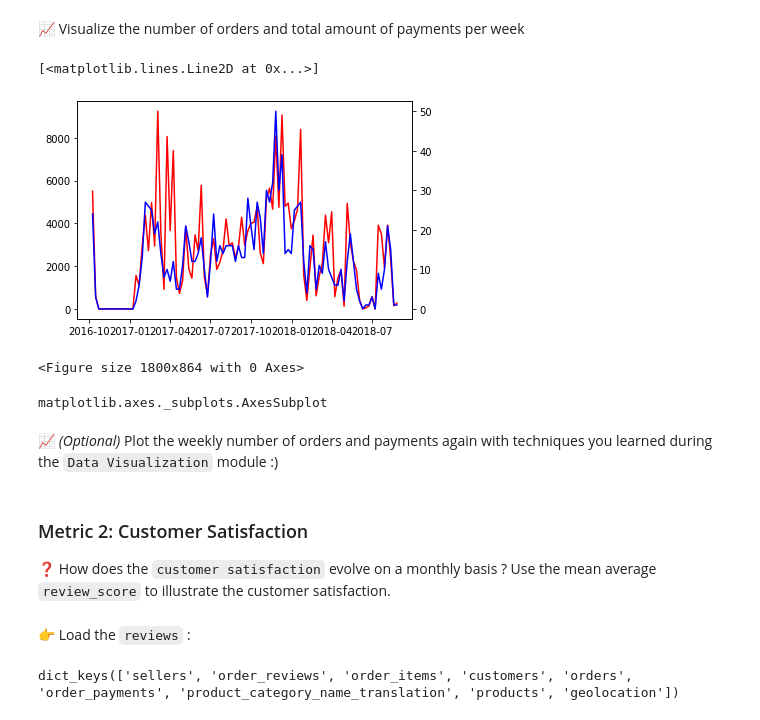
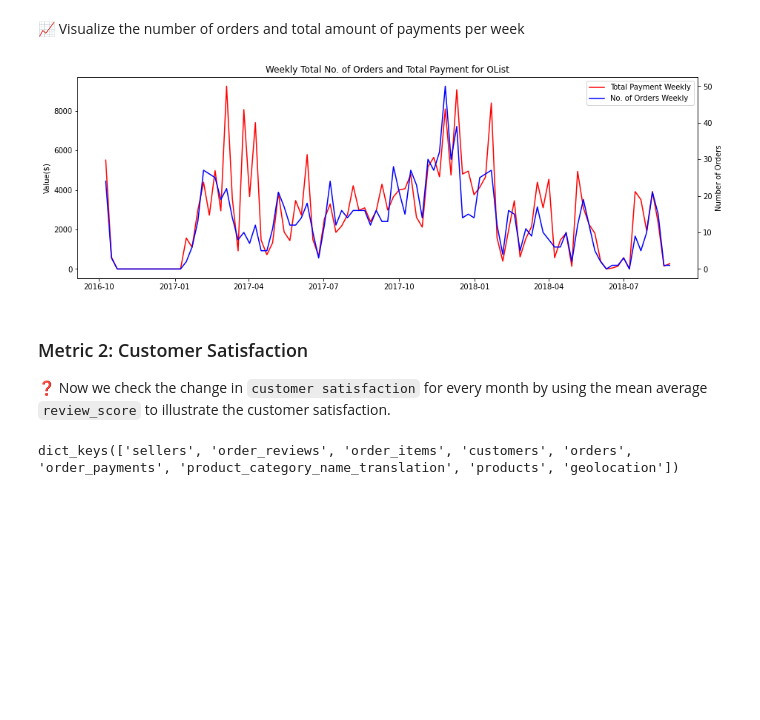
Before and after one commit to yongsin91/olist, a Jupyter notebook: 1_Setup/metric_design.ipynb, the cells around one changed output. Drawn from its saved outputs; the diff is of its cells as text; code cells hidden in the pictures; blank space fills up the shorter version.

```diff
--- a/1_Setup/metric_design.ipynb
+++ b/1_Setup/metric_design.ipynb
@@ -376,20 +311,3 @@ order_purchase_timestamp
 Freq: W-SUN, Name: payment_value, Length: 99, dtype: float64
 # %% [markdown]
 📈 Visualize the number of orders and total amount of payments per week
-# %%
-fig,ax = plt.subplots()
-plt.figure(figsize=(25,12));
-ax.plot(weekly, color='r')
-
-ax2 = ax.twinx()
-ax2.plot(weekly_order, color='b')
-# %% [output]
-[<matplotlib.lines.Line2D at 0x...>]
-[figure, removed]
-<Figure size 1800x864 with 0 Axes>
-# %%
-type(ax)
-# %% [output]
-matplotlib.axes._subplots.AxesSubplot
-# %% [markdown]
-📈 *(Optional)* Plot the weekly number of orders and payments again with techniques you learned during the `Data Visualization` module :)
@@ -398,8 +314,20 @@ matplotlib.axes._subplots.AxesSubplot
+# %%
+fig,ax = plt.subplots(figsize=(15,5))
+
+ax.plot(weekly, color='r', label="Total Payment Weekly");
+ax.set_ylabel("Value($)")
+
+ax2 = ax.twinx()
+ax2.plot(weekly_order, color='b', label ="No. of Orders Weekly");
+ax2.set_ylabel("Number of Orders")
+
+plt.title("Weekly Total No. of Orders and Total Payment for OList")
+fig.legend(loc="upper right", bbox_to_anchor=(1,1), bbox_transform=ax.transAxes);
+# %% [output]
+[figure, added]
 # %% [markdown]
 ### Metric 2: Customer Satisfaction
-❓ How does the `customer satisfaction` evolve on a monthly basis ? Use the mean average `review_score` to illustrate the customer satisfaction.
+❓ Now we check the change in `customer satisfaction` for every month by using the mean average `review_score` to illustrate the customer satisfaction.
-# %% [markdown]
-👉 Load the `reviews` :
 # %%
 data.keys()
 # %% [output]
```
Also changed, not shown: parts of 68 cells of this notebook, 2 other files.
